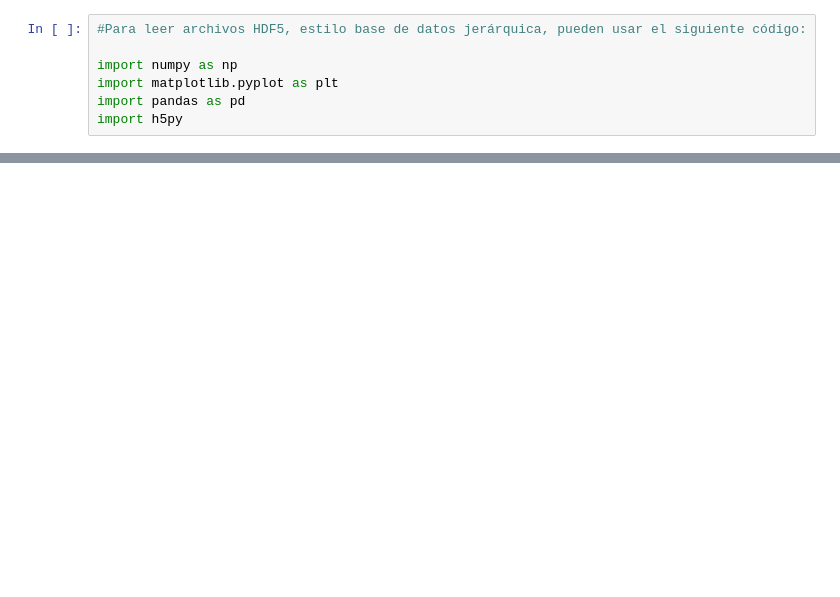
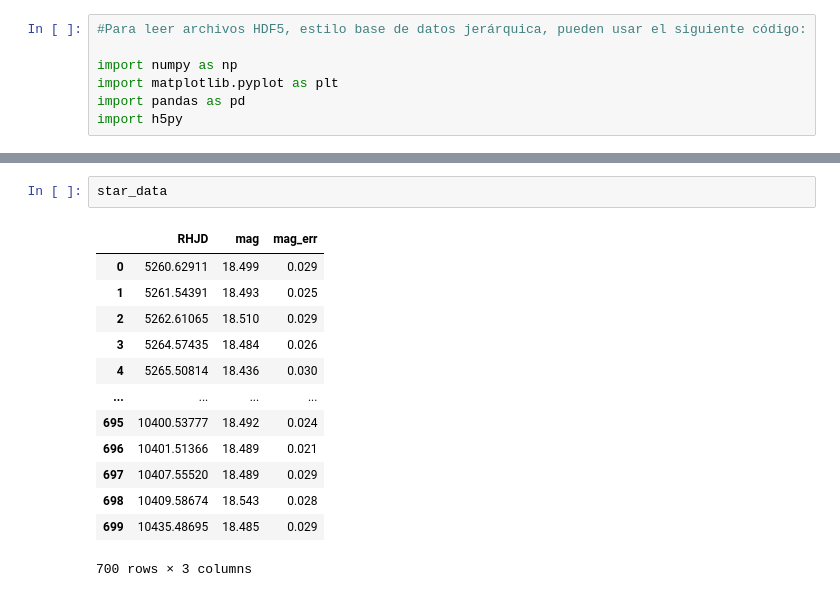
Before and after one commit to Brunelleschk1/Personal-projects, a Jupyter notebook: Proyectos de Astronomía/Laboratorio 7/VVV_Read_Data copy.ipynb, the cells around one changed output, grey strips where cells are left out. Saved outputs shown, nothing was run; the diff lists cells and outputs as text; blank space fills up the shorter version.

```diff
--- a/Proyectos de Astronomía/Laboratorio 7/VVV_Read_Data copy.ipynb
+++ b/Proyectos de Astronomía/Laboratorio 7/VVV_Read_Data copy.ipynb
@@ -30,0 +31,16 @@ Text(0, 0.5, 'I magnitude')
+# %%
+star_data
+# %% [output]
+|  | RHJD | mag | mag_err |
+| 0 | 5260.62911 | 18.499 | 0.029 |
+| 1 | 5261.54391 | 18.493 | 0.025 |
+| 2 | 5262.61065 | 18.510 | 0.029 |
+| 3 | 5264.57435 | 18.484 | 0.026 |
+| 4 | 5265.50814 | 18.436 | 0.030 |
+| ... | ... | ... | ... |
+| 695 | 10400.53777 | 18.492 | 0.024 |
+| 696 | 10401.51366 | 18.489 | 0.021 |
+| 697 | 10407.55520 | 18.489 | 0.029 |
+| 698 | 10409.58674 | 18.543 | 0.028 |
+| 699 | 10435.48695 | 18.485 | 0.029 |
+700 rows × 3 columns
```
Also changed, not shown: parts of 1 cell of this notebook, 1 other file.
